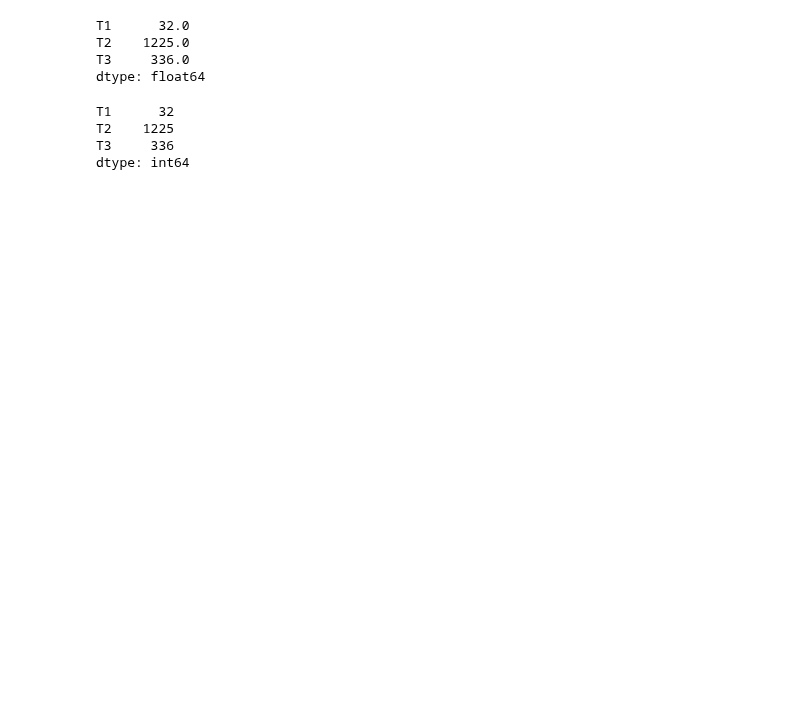
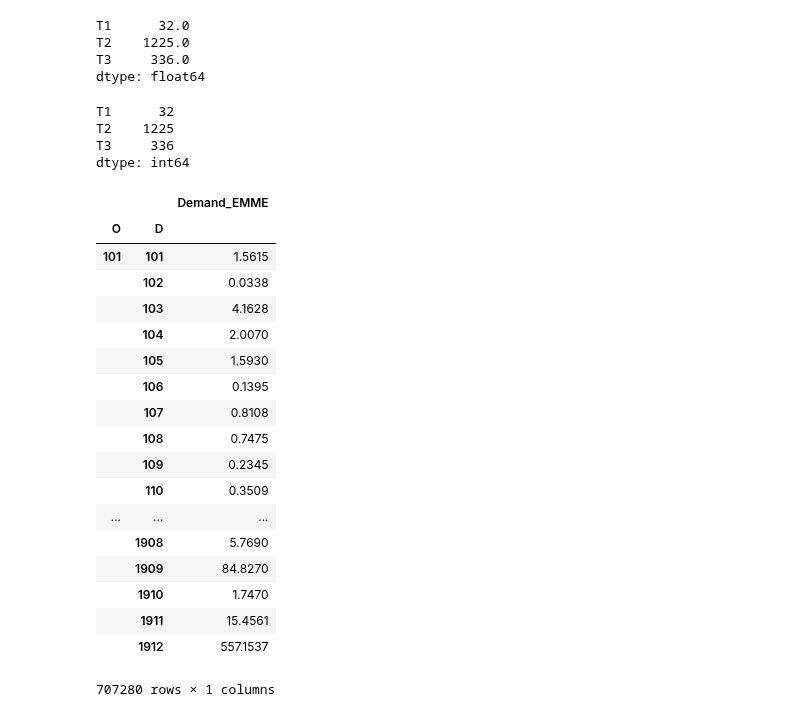
Before and after one commit to jabellcu/TPlanning_matrices, a Jupyter notebook: Matrix.ipynb, the cells around one changed output. Drawn from its saved outputs; the diff is of its cells as text; code cells hidden in the pictures; blank space fills up the shorter version.

```diff
--- a/Matrix.ipynb
+++ b/Matrix.ipynb
@@ -397,3 +400,26 @@ T1      32
 T2    1225
 T3     336
 dtype: int64
+# %%
+DEMMAND = Matrix.read_EMME('Demand_EMME.txt')
+DEMMAND
+# %% [output]
+|  |  | Demand_EMME |
+| O | D |  |
+| 101 | 101 | 1.5615 |
+|  | 102 | 0.0338 |
+|  | 103 | 4.1628 |
+|  | 104 | 2.0070 |
+|  | 105 | 1.5930 |
+|  | 106 | 0.1395 |
+|  | 107 | 0.8108 |
+|  | 108 | 0.7475 |
+|  | 109 | 0.2345 |
+|  | 110 | 0.3509 |
+| ... | ... | ... |
+|  | 1908 | 5.7690 |
+|  | 1909 | 84.8270 |
+|  | 1910 | 1.7470 |
+|  | 1911 | 15.4561 |
+|  | 1912 | 557.1537 |
+707280 rows × 1 columns
```
Also changed, not shown: parts of 4 cells of this notebook.
